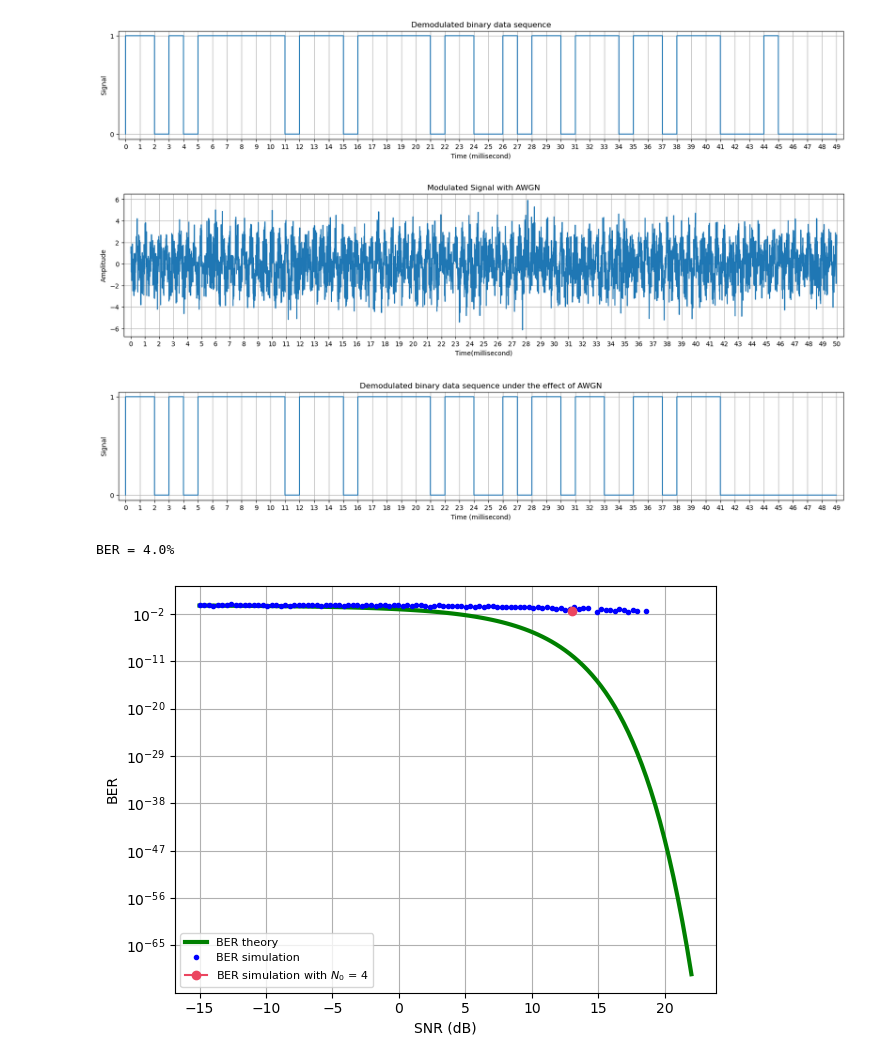
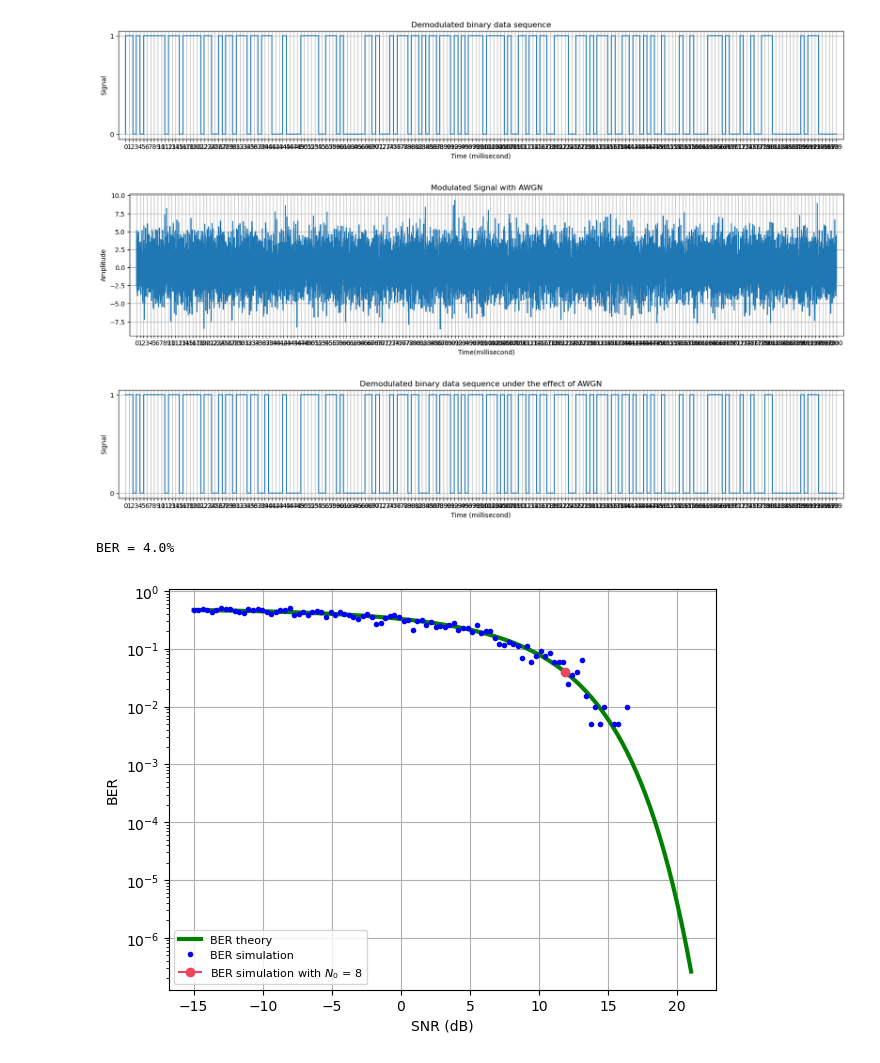
Before and after one commit to lightningdhna/KTTT, a Jupyter notebook: ASK.ipynb, the cells around one changed output. Saved outputs shown, nothing was run; the diff lists cells and outputs as text; code cells hidden in the pictures.

```diff
--- a/ASK.ipynb
+++ b/ASK.ipynb
@@ -4,7 +4,7 @@ import matplotlib.pyplot as plt
 from scipy.special import erfc
 # %%
 np.random.seed(322)
-n = 50 # number of bit
+n = 200 # number of bit
 nb = 100 #number of samples per bit
 
 Tb = 0.001 #bit period
@@ -14,7 +14,7 @@ t = Tb * np.arange(0, n, 1/nb)
 
 #define carrier signal
 A1 = 1 #carrier amplitude for bit 0
-A2 = 1.5 #carrier amplitude for bit 1
+A2 = 2 #carrier amplitude for bit 1
 # %%
 ### generate carrier signal
 c1 = A1 * np.cos(2*np.pi*f*t) #carrier signal for binary value '0'
@@ -104,26 +104,26 @@ plt.step(1000*np.arange(0,Tb*n,Tb), demod)
 plt.margins(x=0.01, y=0.05)
 plt.grid(True)
 # %% [output]
-[figure, old version]
+[figure, new version]
 # %%
-N0 = 4
+N0 = 8
 std = np.sqrt(N0/2)
 
 #ASK Modulation with AWGN
 awgn_mod = mod + np.random.normal(0, std, len(mod))
 
 # plot the modulated signal with AWGN
 plt.figure(figsize=(20,4))
 plt.plot(1000*t,awgn_mod)
 plt.xlabel('Time(millisecond)')
 plt.ylabel('Amplitude')
 plt.xticks(1000*np.arange(0,Tb*n+Tb,Tb))
 plt.grid(True)
 plt.title('Modulated Signal with AWGN')
 plt.margins(x=0.01, y=0.05)
 plt.show()
 # %% [output]
-[figure, old version]
+[figure, new version]
 # %%
 # demodulate the signal with AWGN
 awgn_demod = demodulate(awgn_mod)
@@ -140,7 +140,7 @@ plt.grid(True)
 plt.margins(x=0.01, y=0.05)
 plt.show()
 # %% [output]
-[figure, old version]
+[figure, new version]
 # %%
 #Numerically compute the error probability
 Pb = np.count_nonzero(awgn_demod - x)/len(x)
@@ -163,15 +163,16 @@ for i in range(len(snr_db)):
     awgn_demod = demodulate(awgn_mod) #demodulation
     ber[i] = np.count_nonzero(awgn_demod - x) / len(x)  #calculate BER
 # %%
-ber_theory = 1/2 * erfc(np.sqrt(10**(snr_db/10))) # calculates the theoretical BER
+ber_theory = 1/2 * erfc(np.sqrt(10**(snr_db/10)/10))# calculates the theoretical BER = 1/2 * erfc(1/sqrt(10) * sqrt(Eb/N0))
+
 plt.semilogy(snr_db, ber_theory, 'g-', linewidth = 3)   # plot the theoretical BER
 plt.semilogy(snr_db, ber, 'b.')     # plot the BER simulation results
-plt.plot(10*np.log10(Eb/N0), Pb, color = '#EB455F', marker = 'o') # plot the BER simulation results for AWGN with N0 = 4 (snr_db = 10 * log10(Eb/N0))
+plt.plot(10*np.log10(Eb/N0), Pb, color = '#EB455F', marker = 'o') # plot the BER simulation results for AWGN with N0 = 8 (snr_db = 10 * log10(Eb/N0))
 plt.xlabel('SNR (dB)')
 plt.ylabel('BER')
 plt.grid(True)
 plt.tight_layout()
-plt.legend(['BER theory', 'BER simulation', 'BER simulation with $N_0$ = 4'], fontsize = 8)
+plt.legend(['BER theory', 'BER simulation', 'BER simulation with $N_0$ = 8'], fontsize = 8)
 plt.show()
 # %% [output]
-[figure, old version]
+[figure, new version]
```
Also changed, not shown: parts of 4 cells of this notebook, 2 other files.
